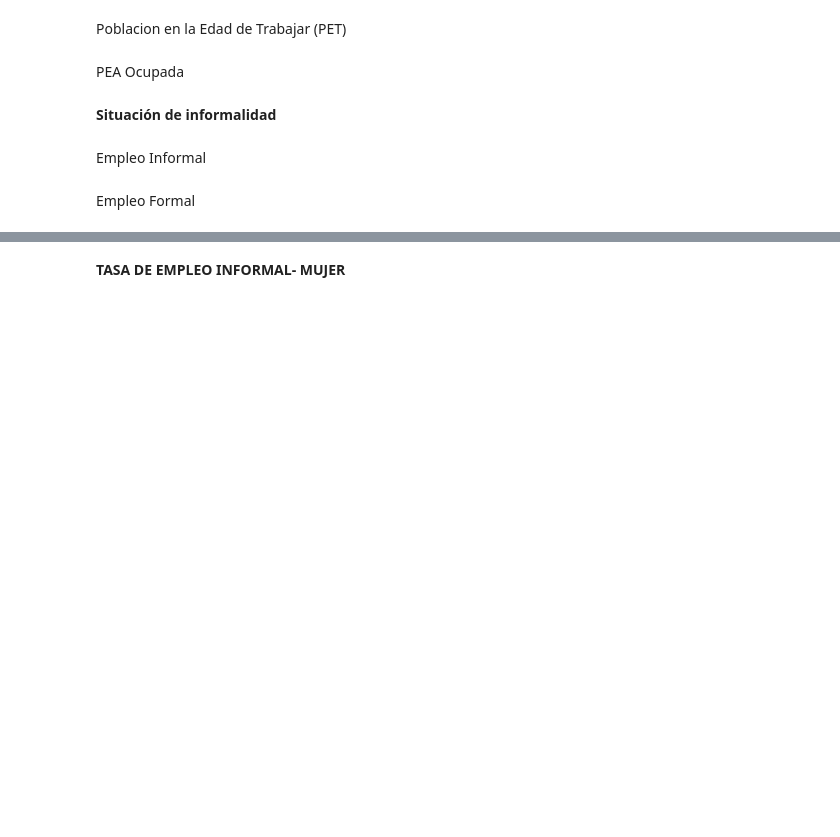
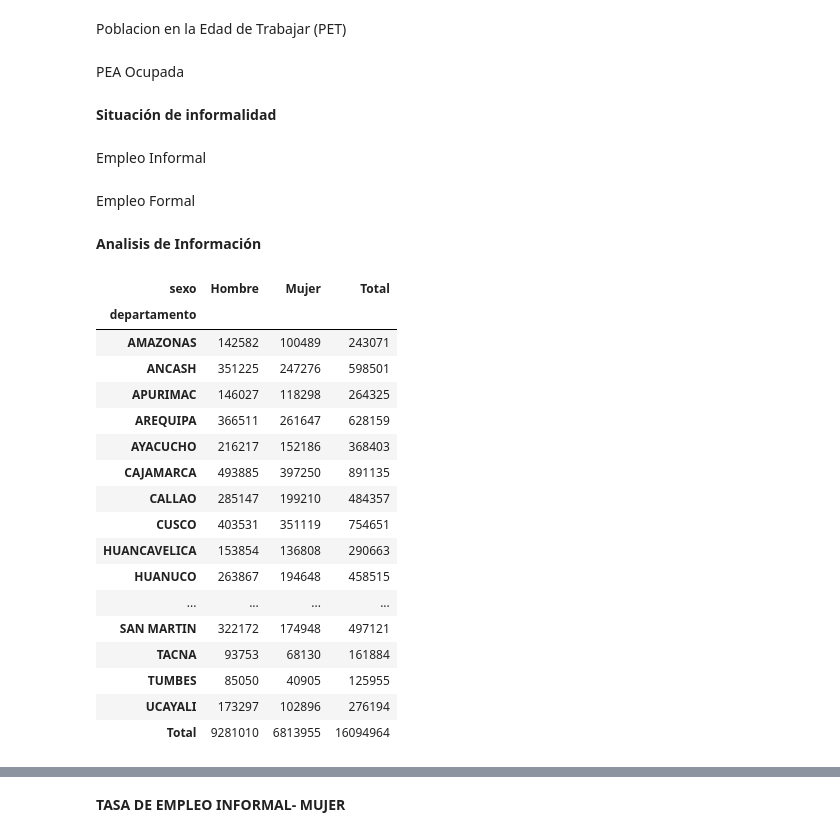
Before and after one commit to jchoquev/ProyectoTesisUnap, a Jupyter notebook: EMPLEO_MAPAS_ENAHO.ipynb, the cells around one changed output, grey strips where cells are left out. Cells and saved outputs as stored; diff of their text form; code cells hidden in the pictures; blank space fills up the shorter version.

```diff
--- a/EMPLEO_MAPAS_ENAHO.ipynb
+++ b/EMPLEO_MAPAS_ENAHO.ipynb
@@ -63,3 +63,5 @@ Empleo Formal
 # %%
 filter=(df_PET['ocupinf']==2.0)
 df_PEAOFormal=df_PEAOcupada.where(filter)
+# %% [markdown]
+**Analisis de Información**
@@ -66,3 +70,23 @@ df_PEAOFormal=df_PEAOcupada.where(filter)
 # %%
-pd.crosstab(df_PET.departamento, columns=df_PET.sexo,values=df_PET.fac500a, aggfunc = sum,margins=False,margins_name="Total")
+tbl_PEA=pd.crosstab(df_PEA.departamento, columns=df_PEA.sexo,values=df_PEA.fac500a, aggfunc = sum,margins=margins,margins_name="Total").astype(int)
+tbl_PEA
+# %% [output]
+| sexo | Hombre | Mujer | Total |
+| departamento |  |  |  |
+| AMAZONAS | 142582 | 100489 | 243071 |
+| ANCASH | 351225 | 247276 | 598501 |
+| APURIMAC | 146027 | 118298 | 264325 |
+| AREQUIPA | 366511 | 261647 | 628159 |
+| AYACUCHO | 216217 | 152186 | 368403 |
+| CAJAMARCA | 493885 | 397250 | 891135 |
+| CALLAO | 285147 | 199210 | 484357 |
+| CUSCO | 403531 | 351119 | 754651 |
+| HUANCAVELICA | 153854 | 136808 | 290663 |
+| HUANUCO | 263867 | 194648 | 458515 |
+| ... | ... | ... | ... |
+| SAN MARTIN | 322172 | 174948 | 497121 |
+| TACNA | 93753 | 68130 | 161884 |
+| TUMBES | 85050 | 40905 | 125955 |
+| UCAYALI | 173297 | 102896 | 276194 |
+| Total | 9281010 | 6813955 | 16094964 |
 # %%
```
Also changed, not shown: parts of 5 cells of this notebook.
